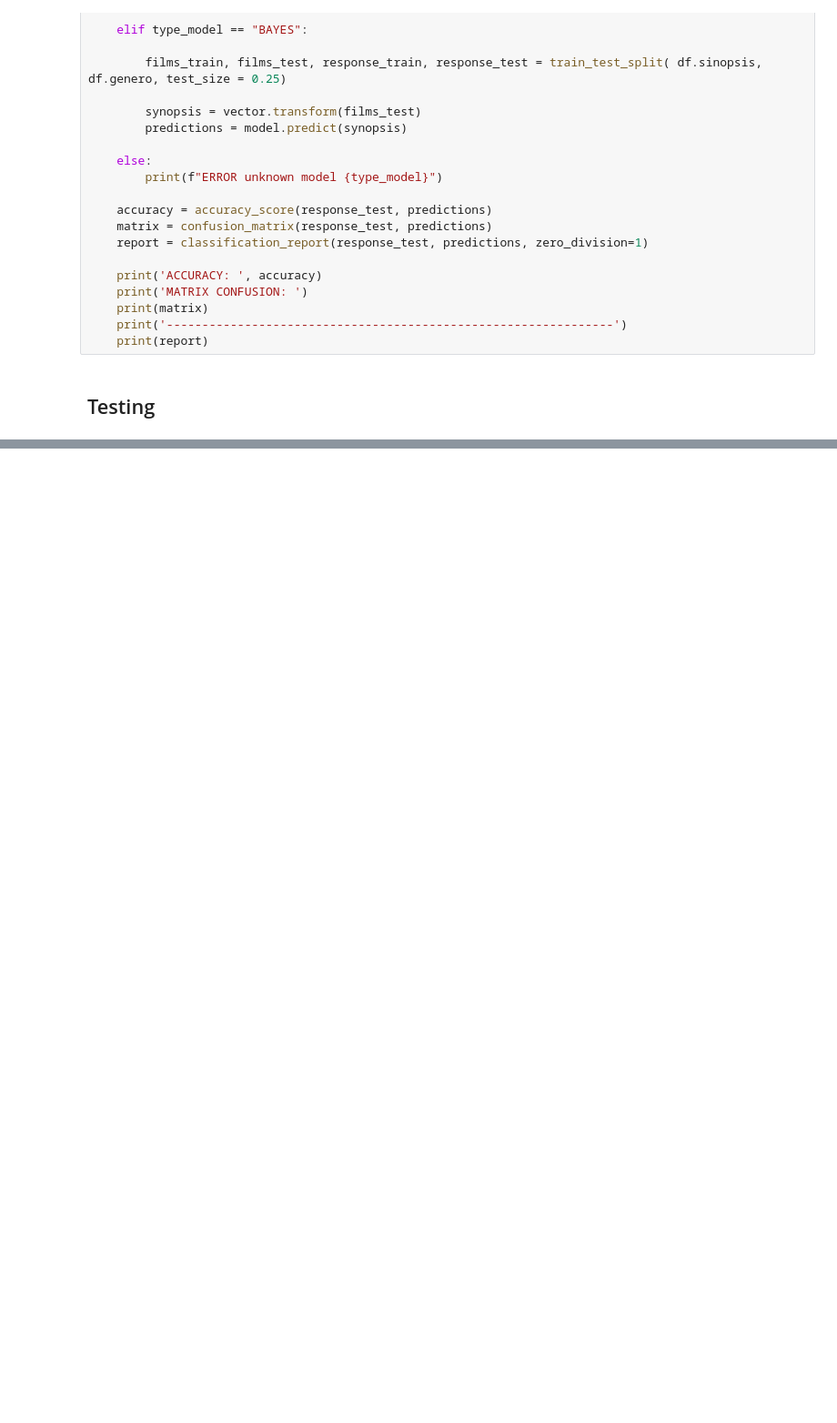
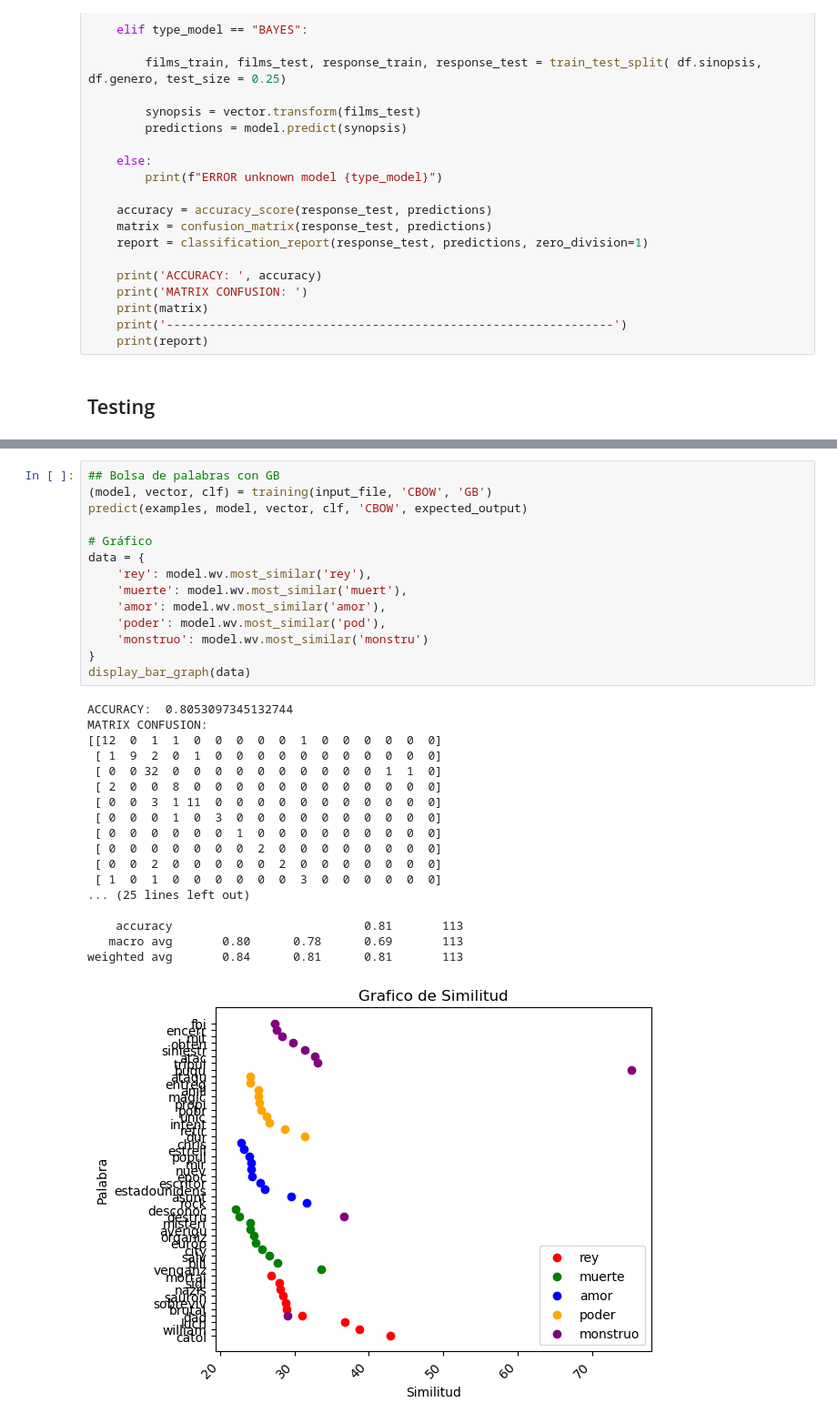
Before and after one commit to Moffinguer/IA-word2vec, a Jupyter notebook: src/trainingModel.ipynb, the cells around one changed output, grey strips where cells are left out. Shown: that part at 91% size. Saved outputs shown, nothing was run; the diff lists cells and outputs as text; blank space fills up the shorter version.

```diff
--- a/src/trainingModel.ipynb
+++ b/src/trainingModel.ipynb
@@ -301 +385,34 @@ weighted avg       0.78      0.76      0.76       113
+# %%
+## Bolsa de palabras con GB
+(model, vector, clf) = training(input_file, 'CBOW', 'GB')
+predict(examples, model, vector, clf, 'CBOW', expected_output)
+
+# Gráfico
+data = {
+    'rey': model.wv.most_similar('rey'),
+    'muerte': model.wv.most_similar('muert'),
+    'amor': model.wv.most_similar('amor'),
+    'poder': model.wv.most_similar('pod'),
+    'monstruo': model.wv.most_similar('monstru')
+}
+display_bar_graph(data)
+# %% [output]
+ACCURACY:  0.8053097345132744
+MATRIX CONFUSION:
+[[12  0  1  1  0  0  0  0  0  1  0  0  0  0  0  0]
+ [ 1  9  2  0  1  0  0  0  0  0  0  0  0  0  0  0]
+ [ 0  0 32  0  0  0  0  0  0  0  0  0  0  1  1  0]
+ [ 2  0  0  8  0  0  0  0  0  0  0  0  0  0  0  0]
+ [ 0  0  3  1 11  0  0  0  0  0  0  0  0  0  0  0]
+ [ 0  0  0  1  0  3  0  0  0  0  0  0  0  0  0  0]
+ [ 0  0  0  0  0  0  1  0  0  0  0  0  0  0  0  0]
+ [ 0  0  0  0  0  0  0  2  0  0  0  0  0  0  0  0]
+ [ 0  0  2  0  0  0  0  0  2  0  0  0  0  0  0  0]
+ [ 1  0  1  0  0  0  0  0  0  3  0  0  0  0  0  0]
+... (25 lines left out)
+
+    accuracy                           0.81       113
+   macro avg       0.80      0.78      0.69       113
+weighted avg       0.84      0.81      0.81       113
+[figure, added]
 # %%
```
Also changed, not shown: parts of 11 cells of this notebook, 1 other file.
